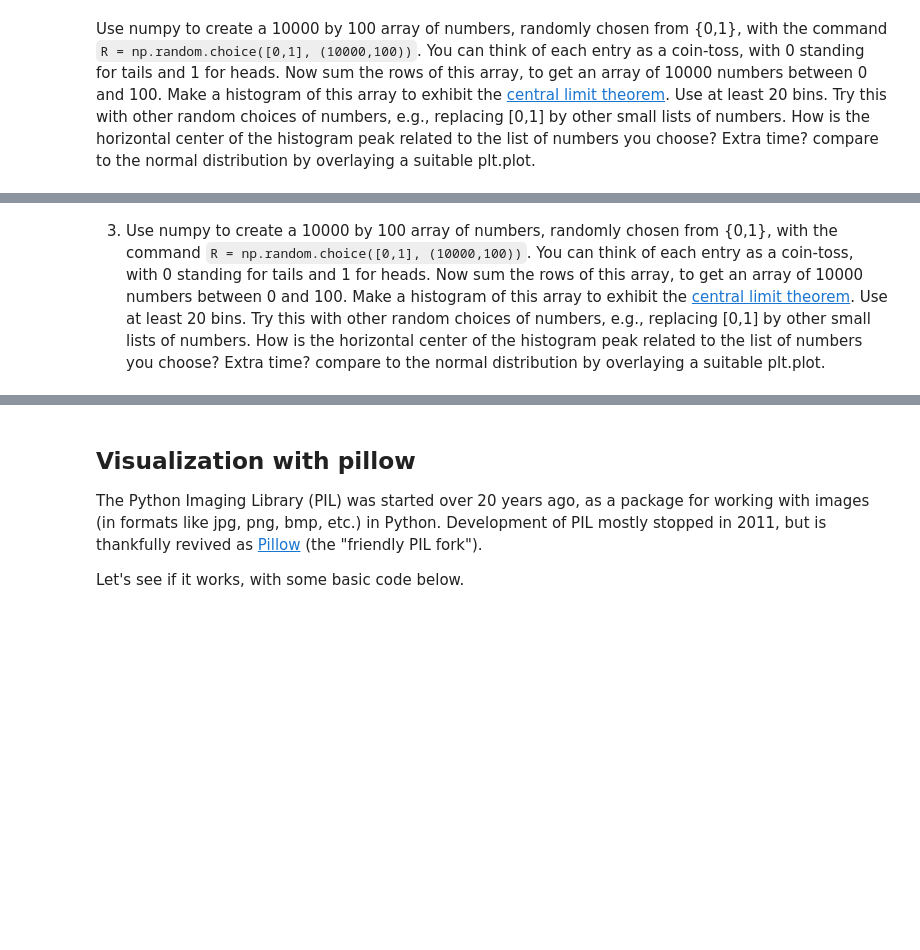
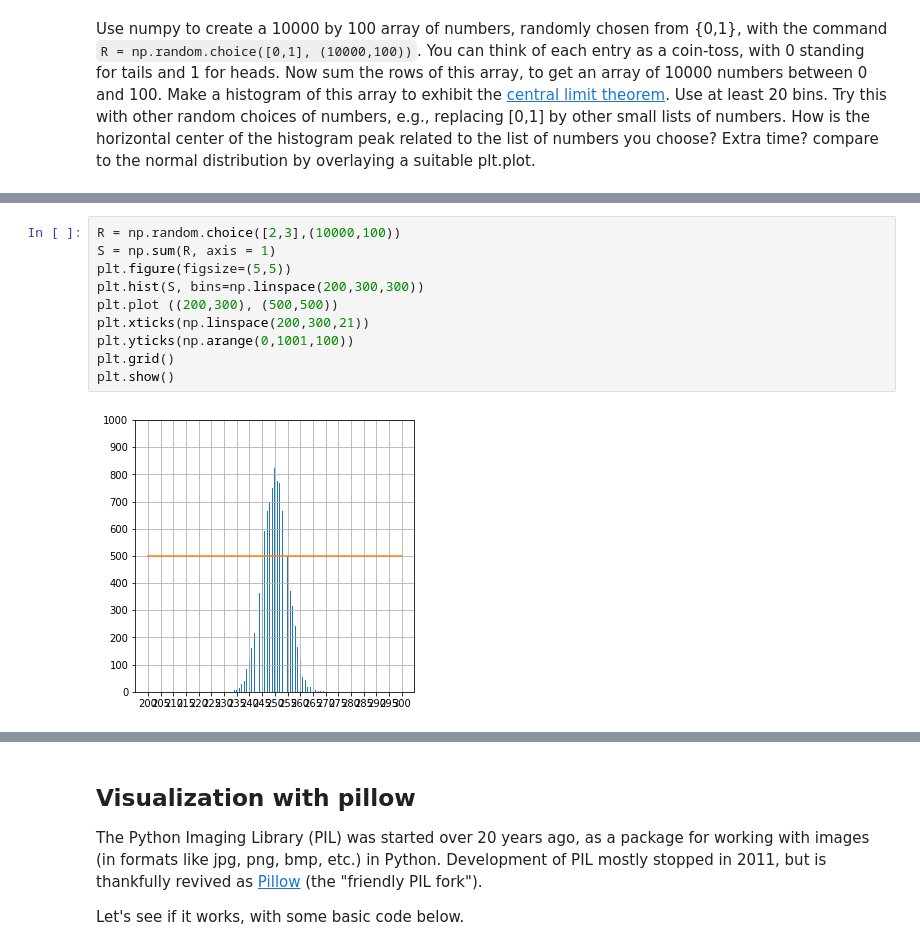
Before and after one commit to joazunig/Math-152, a Jupyter notebook: P4M_Notebook_4.ipynb, the cells around one changed output, grey strips where cells are left out. Drawn from its saved outputs; the diff is of its cells as text; blank space fills up the shorter version.

```diff
--- a/P4M_Notebook_4.ipynb
+++ b/P4M_Notebook_4.ipynb
@@ -1293,2 +1321,12 @@ plt.show()
-# %% [markdown]
-3.  Use numpy to create a 10000 by 100 array of numbers, randomly chosen from {0,1}, with the command `R = np.random.choice([0,1], (10000,100))`.  You can think of each entry as a coin-toss, with 0 standing for tails and 1 for heads.  Now sum the rows of this array, to get an array of 10000 numbers between 0 and 100.  Make a histogram of this array to exhibit the [central limit theorem](https://en.wikipedia.org/wiki/Central_limit_theorem).  Use at least 20 bins.  Try this with other random choices of numbers, e.g., replacing [0,1] by other small lists of numbers.  How is the horizontal center of the histogram peak related to the list of numbers you choose?  Extra time? compare to the normal distribution by overlaying a suitable plt.plot.
+# %%
+R = np.random.choice([2,3],(10000,100))
+S = np.sum(R, axis = 1)
+plt.figure(figsize=(5,5))
+plt.hist(S, bins=np.linspace(200,300,300))
+plt.plot ((200,300), (500,500))
+plt.xticks(np.linspace(200,300,21))
+plt.yticks(np.arange(0,1001,100))
+plt.grid()
+plt.show()
+# %% [output]
+[figure, added]
```
Also changed, not shown: parts of 18 cells of this notebook.
